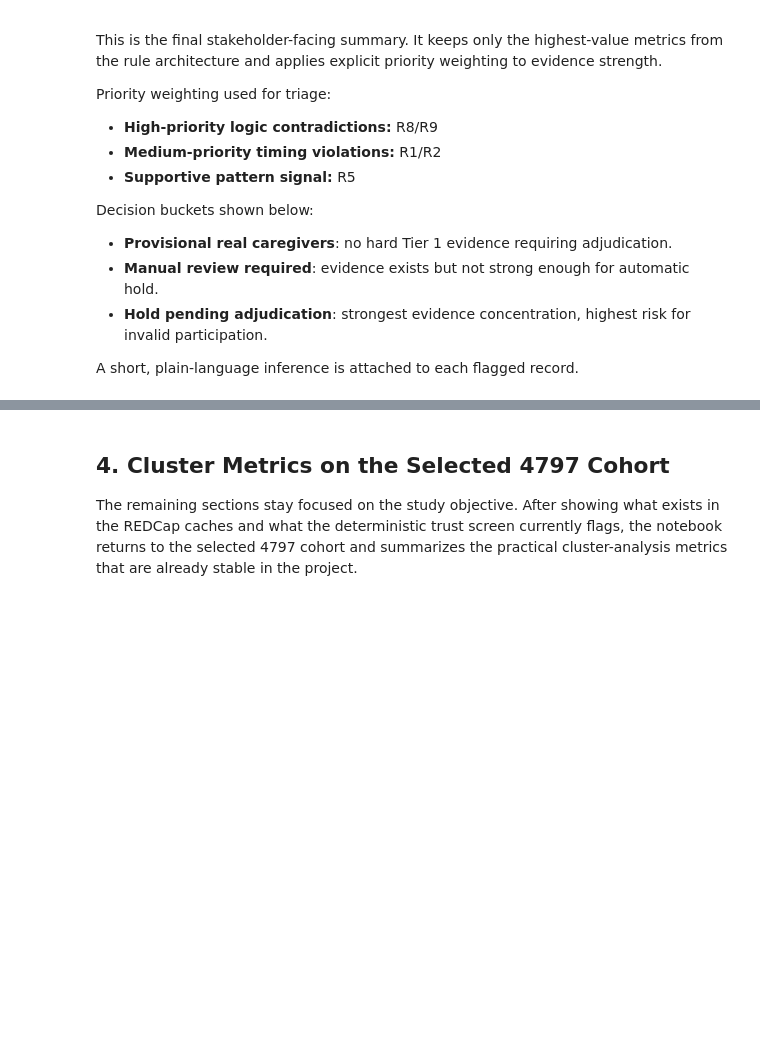
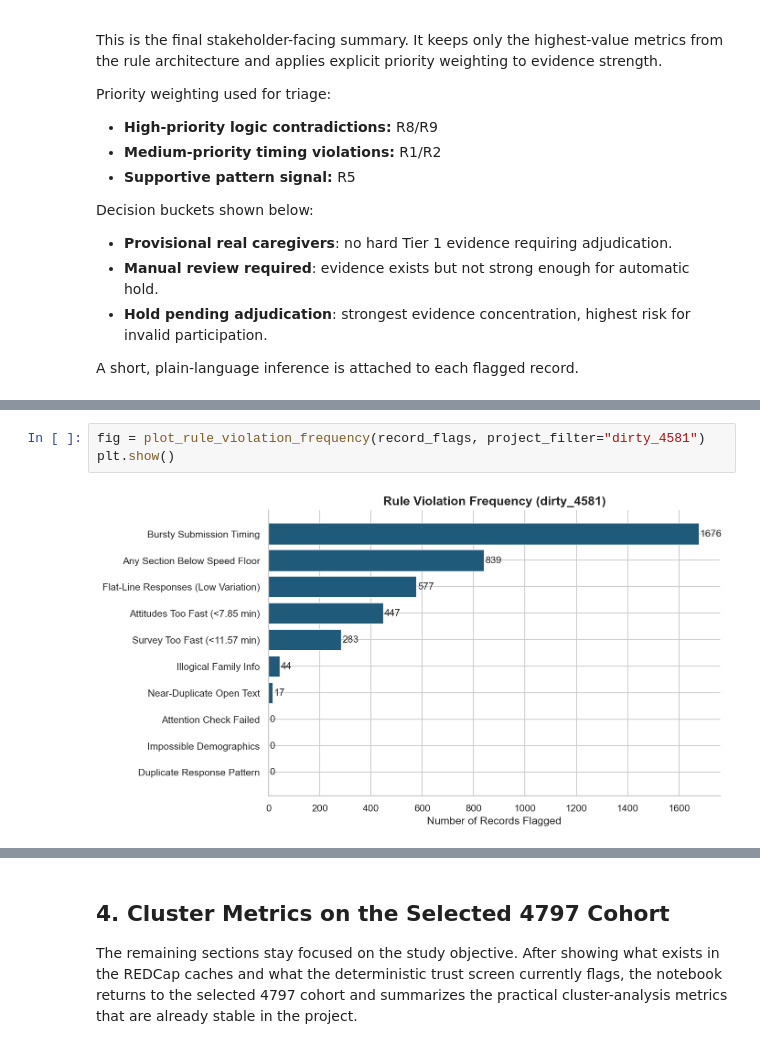
Before and after one commit to namo507/esd-redcap-metadata-watcher, a Jupyter notebook: projects/caregiver-cluster-analysis/caregiver_cluster_simple_metrics.ipynb, the cells around one changed output, grey strips where cells are left out. Drawn from its saved outputs; the diff is of its cells as text; blank space fills up the shorter version.

```diff
--- a/projects/caregiver-cluster-analysis/caregiver_cluster_simple_metrics.ipynb
+++ b/projects/caregiver-cluster-analysis/caregiver_cluster_simple_metrics.ipynb
@@ -992,0 +1210,5 @@ display(combo_distribution_showcase)
+# %%
+fig = plot_rule_violation_frequency(record_flags, project_filter="dirty_4581")
+plt.show()
+# %% [output]
+[figure, added]
```
Also changed, not shown: parts of 17 cells of this notebook, 22 other files.
